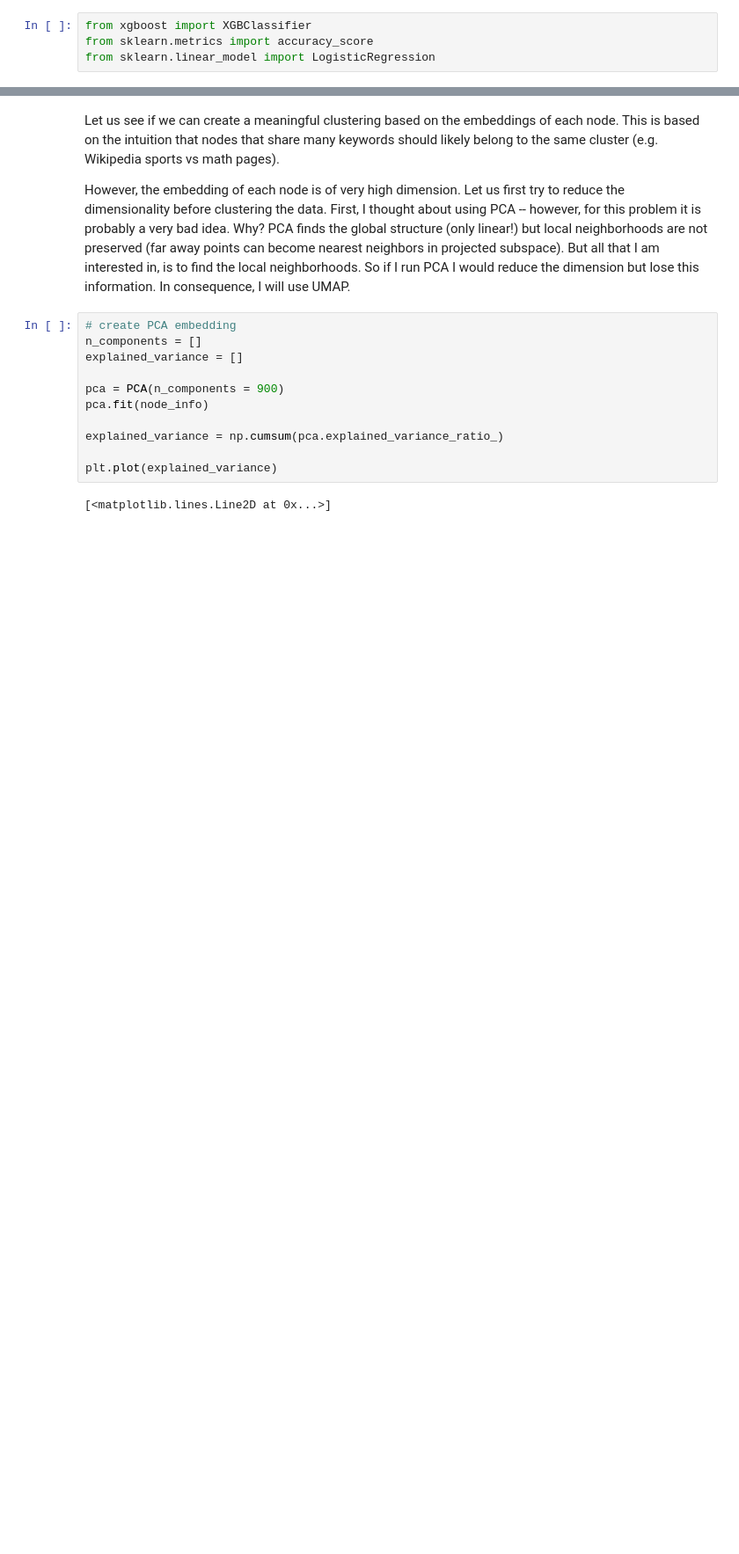
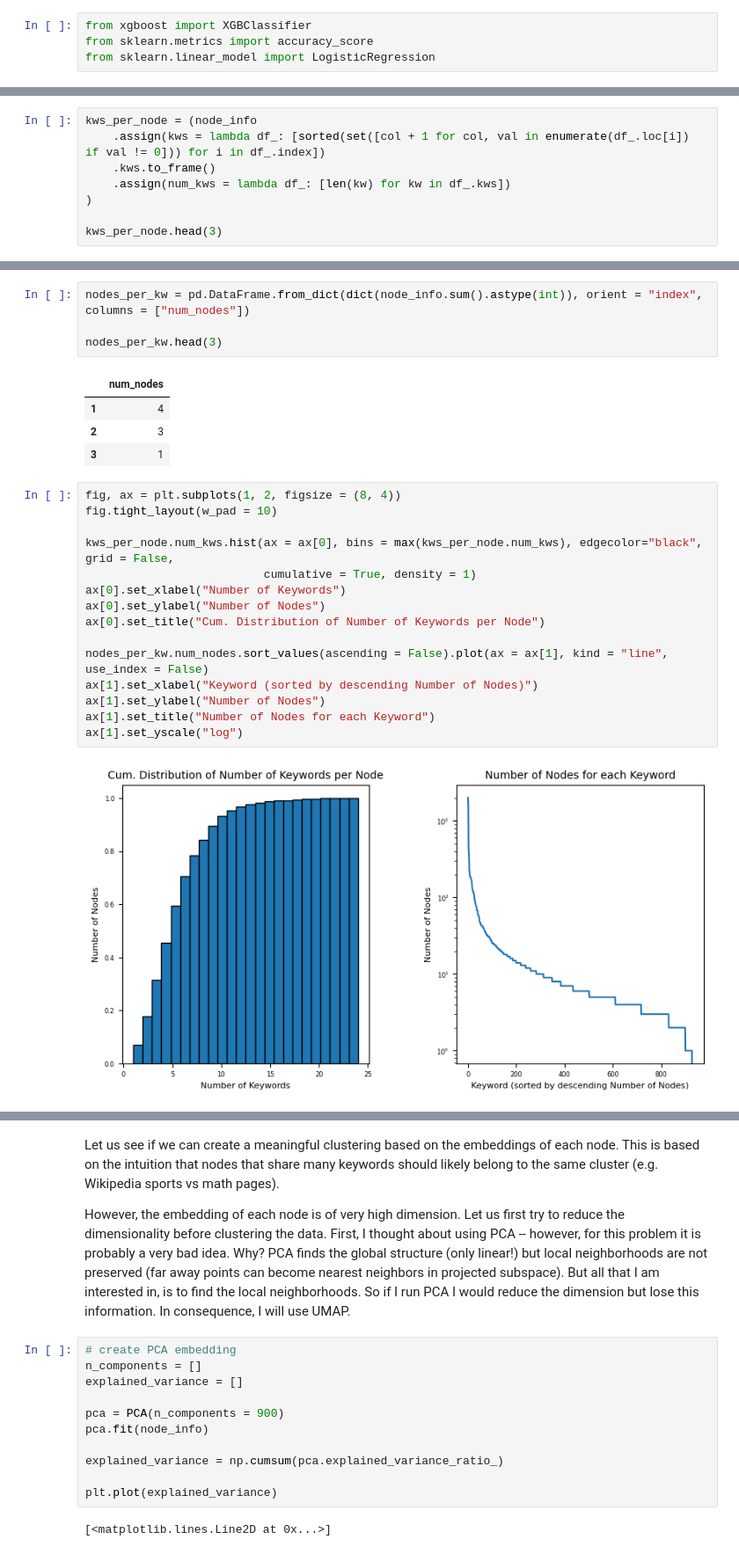
Before and after one commit to lassefschmidt/Network-Science_Challenge, a Jupyter notebook: 0_Exploratory Data Analysis and Preprocessing.ipynb, the cells around one changed output, grey strips where cells are left out. Shown: that part at 88% size. Saved outputs shown, nothing was run; the diff lists cells and outputs as text; blank space fills up the shorter version.

```diff
--- a/0_Exploratory Data Analysis and Preprocessing.ipynb
+++ b/0_Exploratory Data Analysis and Preprocessing.ipynb
@@ -297,0 +331,8 @@ Acc val : 0.7415193502150024
+# %%
+kws_per_node = (node_info
+    .assign(kws = lambda df_: [sorted(set([col + 1 for col, val in enumerate(df_.loc[i]) if val != 0])) for i in df_.index])
+    .kws.to_frame()
+    .assign(num_kws = lambda df_: [len(kw) for kw in df_.kws])
+)
+
+kws_per_node.head(3)
@@ -297,0 +345,26 @@ Acc val : 0.7415193502150024
+# %%
+nodes_per_kw = pd.DataFrame.from_dict(dict(node_info.sum().astype(int)), orient = "index", columns = ["num_nodes"])
+
+nodes_per_kw.head(3)
+# %% [output]
+|  | num_nodes |
+| 1 | 4 |
+| 2 | 3 |
+| 3 | 1 |
+# %%
+fig, ax = plt.subplots(1, 2, figsize = (8, 4))
+fig.tight_layout(w_pad = 10)
+
+kws_per_node.num_kws.hist(ax = ax[0], bins = max(kws_per_node.num_kws), edgecolor="black", grid = False,
+                          cumulative = True, density = 1)
+ax[0].set_xlabel("Number of Keywords")
+ax[0].set_ylabel("Number of Nodes")
+ax[0].set_title("Cum. Distribution of Number of Keywords per Node")
+
+nodes_per_kw.num_nodes.sort_values(ascending = False).plot(ax = ax[1], kind = "line", use_index = False)
+ax[1].set_xlabel("Keyword (sorted by descending Number of Nodes)")
+ax[1].set_ylabel("Number of Nodes")
+ax[1].set_title("Number of Nodes for each Keyword")
+ax[1].set_yscale("log")
+# %% [output]
+[figure, added]
```
Also changed, not shown: parts of 14 cells of this notebook, 4 other files.
